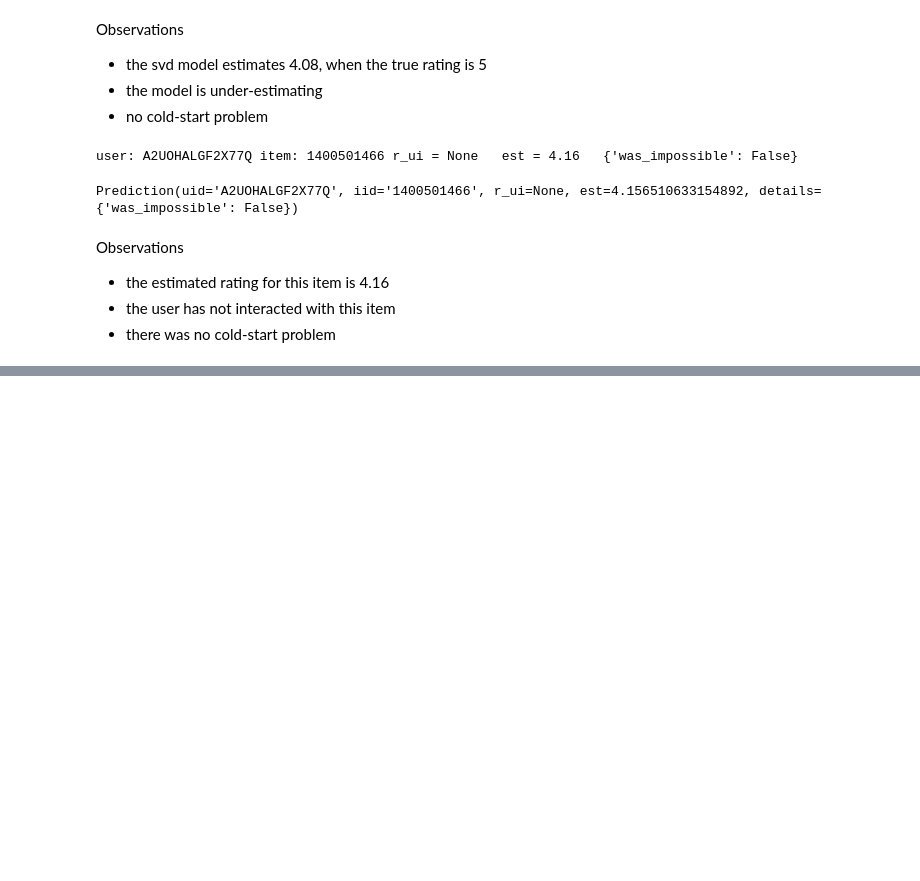
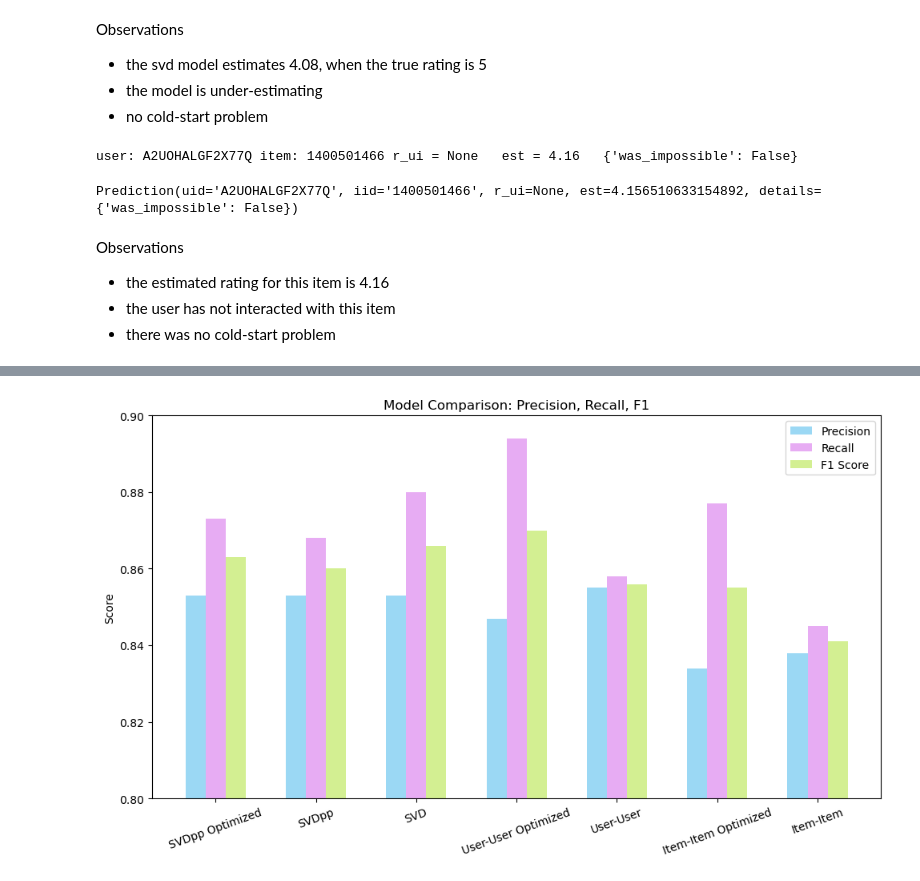
Before and after one commit to lukalacious/RecSys-Amazon, a Jupyter notebook: RecSys_Elective_Project_Final.ipynb, the cells around one changed output, grey strips where cells are left out. Drawn from its saved outputs; the diff is of its cells as text; code cells hidden in the pictures; blank space fills up the shorter version.

```diff
--- a/RecSys_Elective_Project_Final.ipynb
+++ b/RecSys_Elective_Project_Final.ipynb
@@ -1183,0 +1315,28 @@ Observations
+# %%
+# set colours
+soft_colors = ["#9bd8f4", "#e7acf3", "#D3EF92"]
+
+# unpack the scores for plotting
+labels = [score[0] for score in scores]
+precisions = [score[1] for score in scores]
+recalls = [score[2] for score in scores]
+f1s = [score[3] for score in scores]
+
+x = np.arange(len(labels))
+width = 0.2
+
+fig, ax = plt.subplots(figsize=(10, 6))
+rects1 = ax.bar(x - width, precisions, width, label='Precision', color=soft_colors[0])
+rects2 = ax.bar(x, recalls, width, label='Recall', color=soft_colors[1])
+rects3 = ax.bar(x + width, f1s, width, label='F1 Score', color=soft_colors[2])
+
+ax.set_ylabel('Score')
+ax.set_title('Model Comparison: Precision, Recall, F1')
+ax.set_xticks(x)
+ax.set_xticklabels(labels, rotation=20)
+ax.legend()
+plt.ylim(0.8, 0.9)
+plt.tight_layout()
+plt.show()
+# %% [output]
+[figure, added]
```
Also changed, not shown: parts of 21 cells of this notebook, 2 other files.
